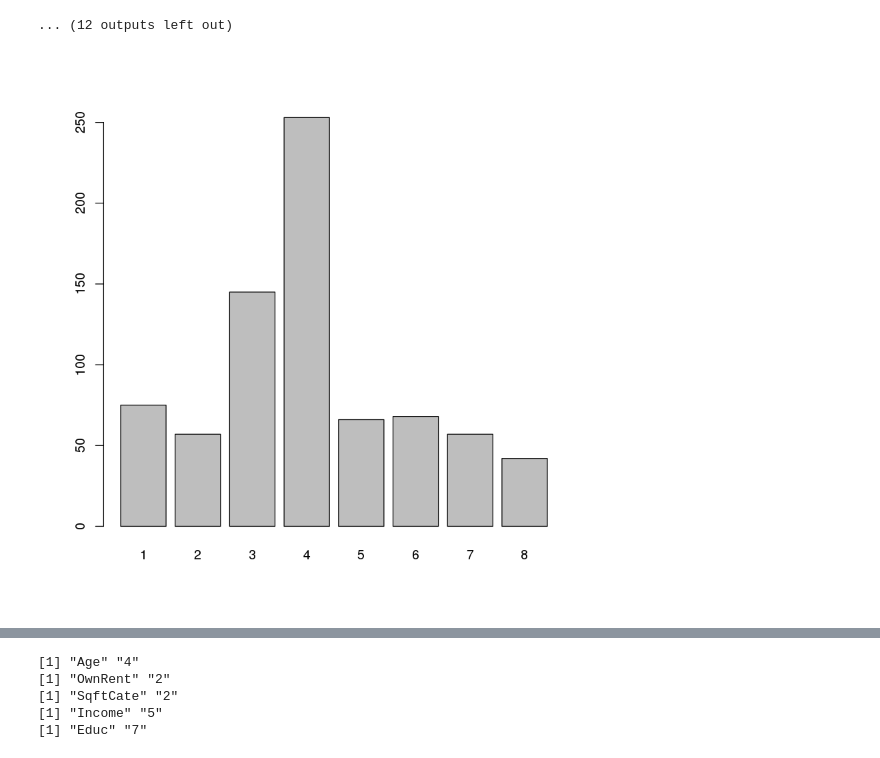
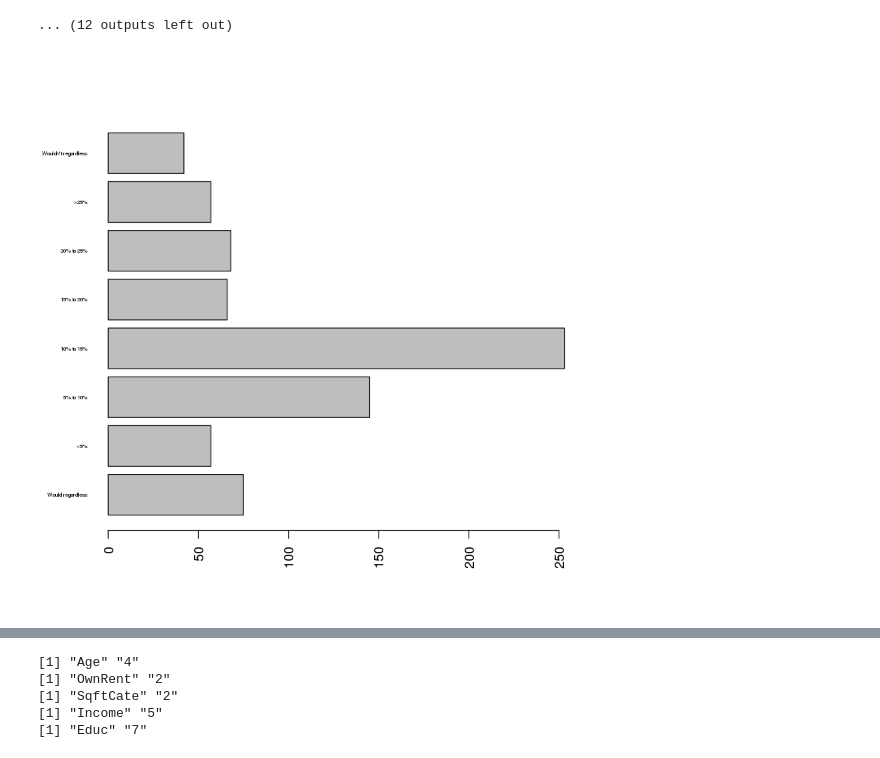
Before and after one commit to audrism/powerstats, a Jupyter notebook: Variable_descriptions.ipynb, the cells around one changed output, grey strips where cells are left out. Drawn from its saved outputs; the diff is of its cells as text; code cells hidden in the pictures.

Commit message:
changed correlation and graphs so correlation includes p values and graphs or modified as discussed in meeting

```diff
--- a/Variable_descriptions.ipynb
+++ b/Variable_descriptions.ipynb
@@ -93,8 +93,9 @@ sd(data1$HabitC, na.rm = TRUE)
     1.0     4.3     5.3     5.2     6.0     7.0
 [1] 1.4
 ... (12 outputs left out)
-# %%
-barplot(table(data1$IncHomeS))
-# %% [output]
-[figure, removed]
+# %%
+par(las=2)
+barplot(table(data1$IncHomeS),names.arg=c("Would regardless","<5%","5% to 10%","10% to 15%","15% to 20%","20% to 25%",">25%","Wouldn't regardless"),horiz=TRUE,cex.names=0.4)
+# %% [output]
+[figure, added]
 # %%
```
Also changed, not shown: parts of 2 cells of this notebook, 4 other files.
